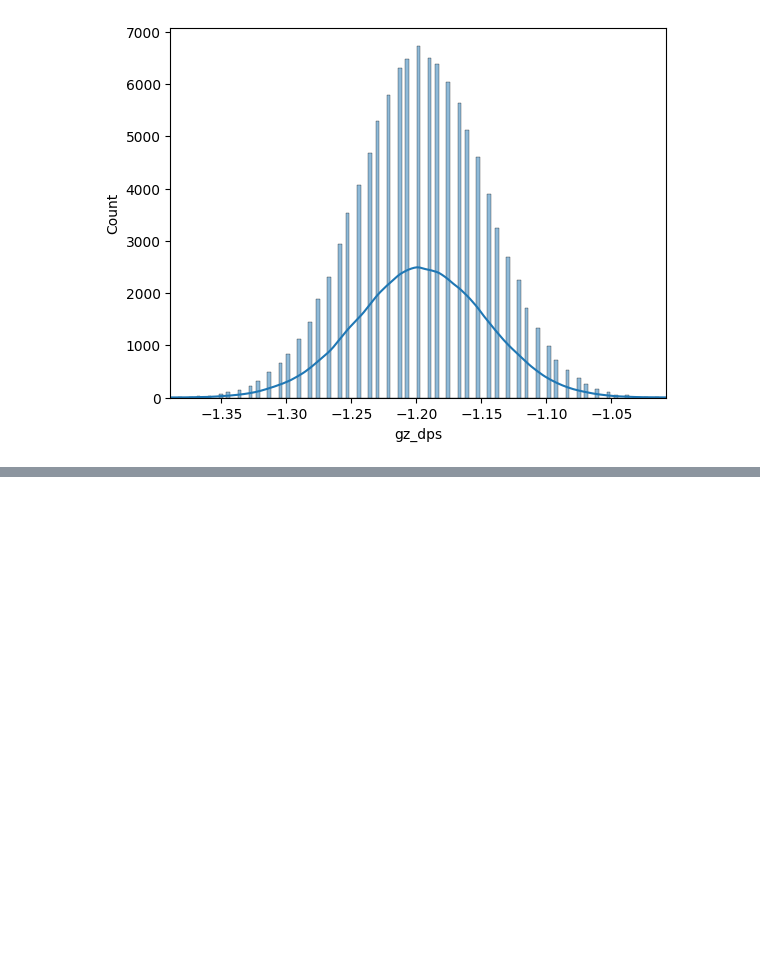
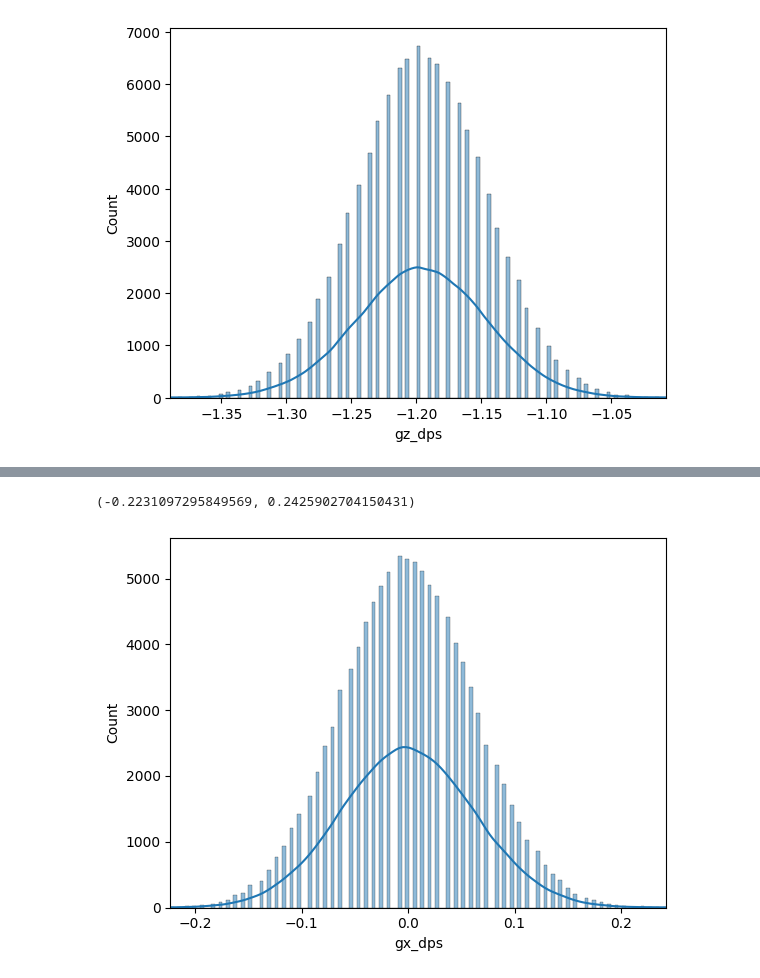
Before and after one commit to alexandrelpgillet/ESP-MPU6050-, a Jupyter notebook: analyse_data/statisic.ipynb, the cells around one changed output, grey strips where cells are left out. Cells and saved outputs as stored; diff of their text form; code cells hidden in the pictures; blank space fills up the shorter version.

```diff
--- a/analyse_data/statisic.ipynb
+++ b/analyse_data/statisic.ipynb
@@ -176,0 +225,10 @@ plt.xlim(zmin, zmax)
+# %%
+xmin = np.percentile(df_mpu6050_fixed["gx_dps"], 0.01)
+xmax = np.percentile(df_mpu6050_fixed["gx_dps"], 99.99)
+
+sns.histplot(data=df_mpu6050_fixed , x="gx_dps", kde=True)
+
+plt.xlim(xmin, xmax)
+# %% [output]
+(-0.2231097295849569, 0.2425902704150431)
+[figure, added]
```
Also changed, not shown: parts of 7 cells of this notebook.
